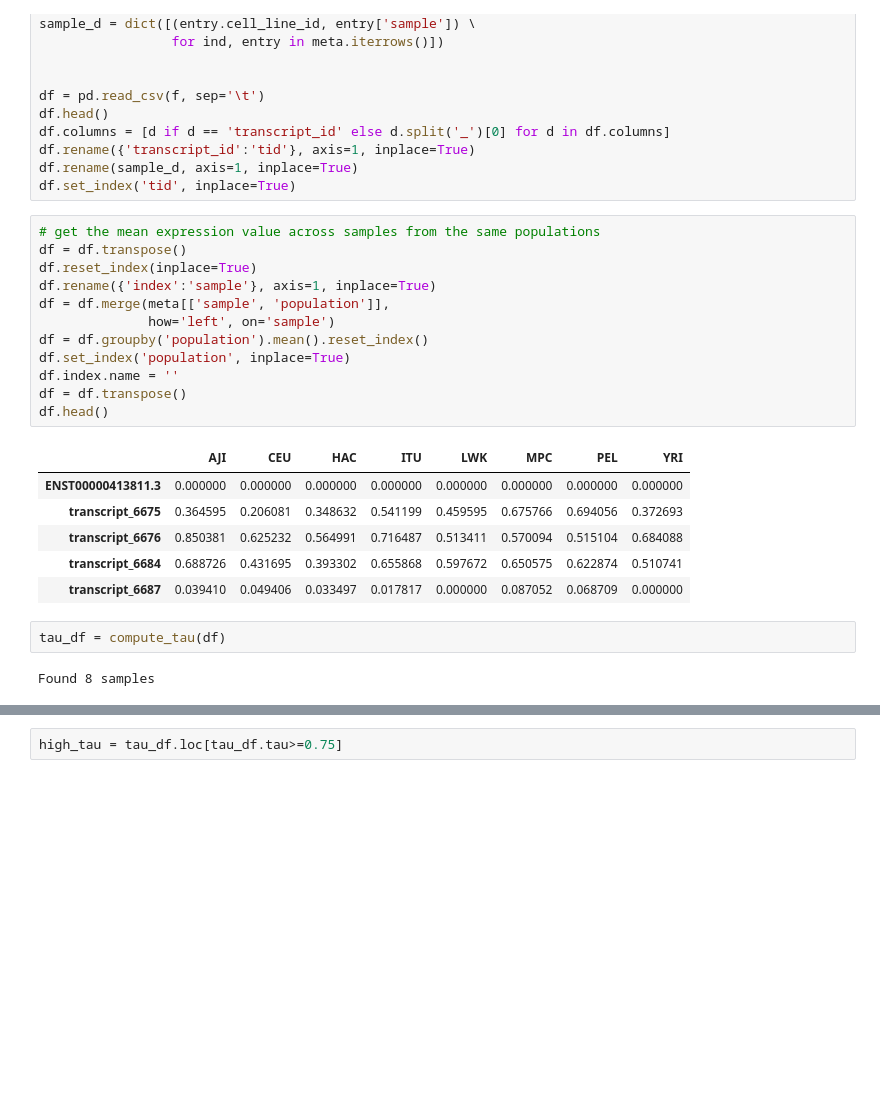
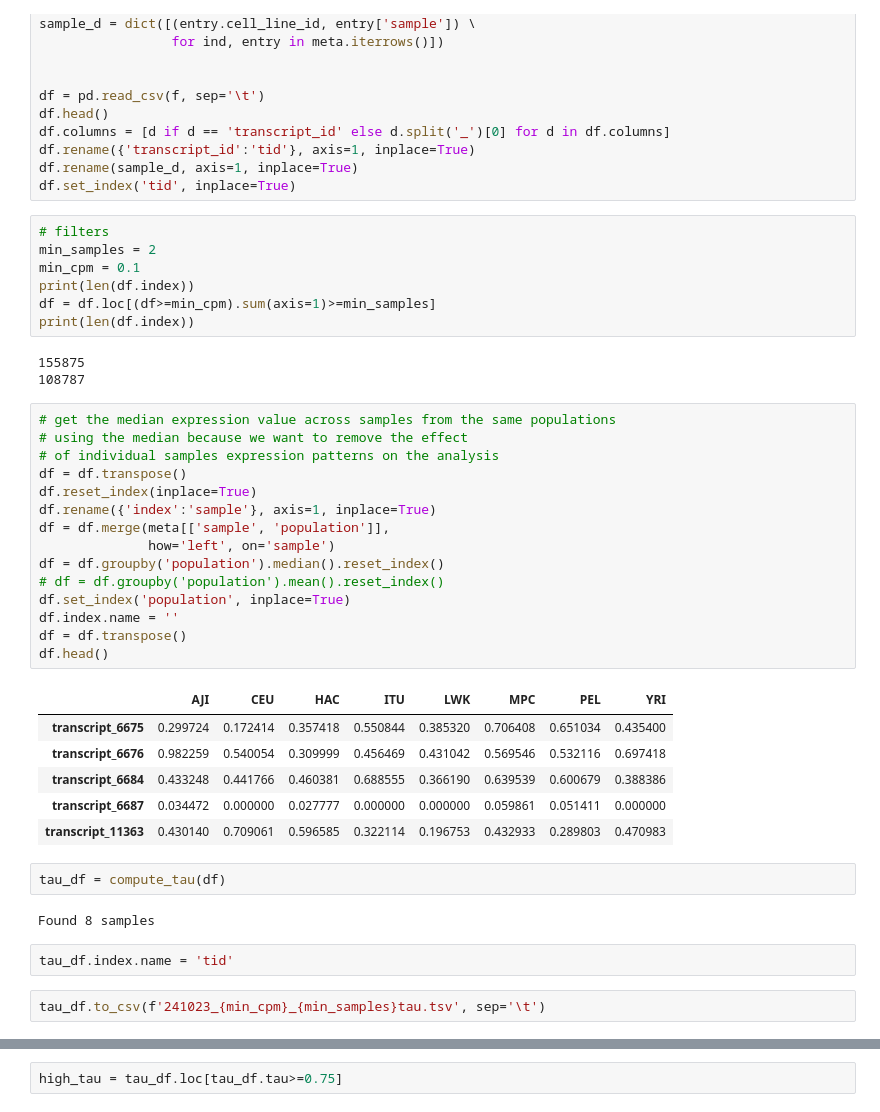
Before and after one commit to fairliereese/240903_pt, a Jupyter notebook: analysis/tau.ipynb, the cells around one changed output, grey strips where cells are left out. Drawn from its saved outputs; the diff is of its cells as text; blank space fills up the shorter version.

```diff
--- a/analysis/tau.ipynb
+++ b/analysis/tau.ipynb
@@ -81,29 +81,46 @@ df.columns = [d if d == 'transcript_id' else d.split('_')[0] for d in df.columns
 df.rename({'transcript_id':'tid'}, axis=1, inplace=True)
 df.rename(sample_d, axis=1, inplace=True)
 df.set_index('tid', inplace=True)
+# %%
+# filters
+min_samples = 2
+min_cpm = 0.1
+print(len(df.index))
+df = df.loc[(df>=min_cpm).sum(axis=1)>=min_samples]
+print(len(df.index))
+# %% [output]
+155875
+108787
 # %%
-# get the mean expression value across samples from the same populations
+# get the median expression value across samples from the same populations
+# using the median because we want to remove the effect
+# of individual samples expression patterns on the analysis
 df = df.transpose()
 df.reset_index(inplace=True)
 df.rename({'index':'sample'}, axis=1, inplace=True)
 df = df.merge(meta[['sample', 'population']],
               how='left', on='sample')
-df = df.groupby('population').mean().reset_index()
+df = df.groupby('population').median().reset_index()
+# df = df.groupby('population').mean().reset_index()
 df.set_index('population', inplace=True)
 df.index.name = ''
 df = df.transpose()
 df.head()
 # %% [output]
 |  | AJI | CEU | HAC | ITU | LWK | MPC | PEL | YRI |
-| ENST00000413811.3 | 0.000000 | 0.000000 | 0.000000 | 0.000000 | 0.000000 | 0.000000 | 0.000000 | 0.000000 |
-| transcript_6675 | 0.364595 | 0.206081 | 0.348632 | 0.541199 | 0.459595 | 0.675766 | 0.694056 | 0.372693 |
-| transcript_6676 | 0.850381 | 0.625232 | 0.564991 | 0.716487 | 0.513411 | 0.570094 | 0.515104 | 0.684088 |
-| transcript_6684 | 0.688726 | 0.431695 | 0.393302 | 0.655868 | 0.597672 | 0.650575 | 0.622874 | 0.510741 |
-| transcript_6687 | 0.039410 | 0.049406 | 0.033497 | 0.017817 | 0.000000 | 0.087052 | 0.068709 | 0.000000 |
+| transcript_6675 | 0.299724 | 0.172414 | 0.357418 | 0.550844 | 0.385320 | 0.706408 | 0.651034 | 0.435400 |
+| transcript_6676 | 0.982259 | 0.540054 | 0.309999 | 0.456469 | 0.431042 | 0.569546 | 0.532116 | 0.697418 |
+| transcript_6684 | 0.433248 | 0.441766 | 0.460381 | 0.688555 | 0.366190 | 0.639539 | 0.600679 | 0.388386 |
+| transcript_6687 | 0.034472 | 0.000000 | 0.027777 | 0.000000 | 0.000000 | 0.059861 | 0.051411 | 0.000000 |
+| transcript_11363 | 0.430140 | 0.709061 | 0.596585 | 0.322114 | 0.196753 | 0.432933 | 0.289803 | 0.470983 |
 # %%
 tau_df = compute_tau(df)
 # %% [output]
 Found 8 samples
+# %%
+tau_df.index.name = 'tid'
+# %%
+tau_df.to_csv(f'241023_{min_cpm}_{min_samples}tau.tsv', sep='\t')
 # %%
 init_plot_settings(aspect='square')
 sns.displot(tau_df, x='tau', kind='hist')
```
Also changed, not shown: parts of 9 cells of this notebook, 9 other files.
